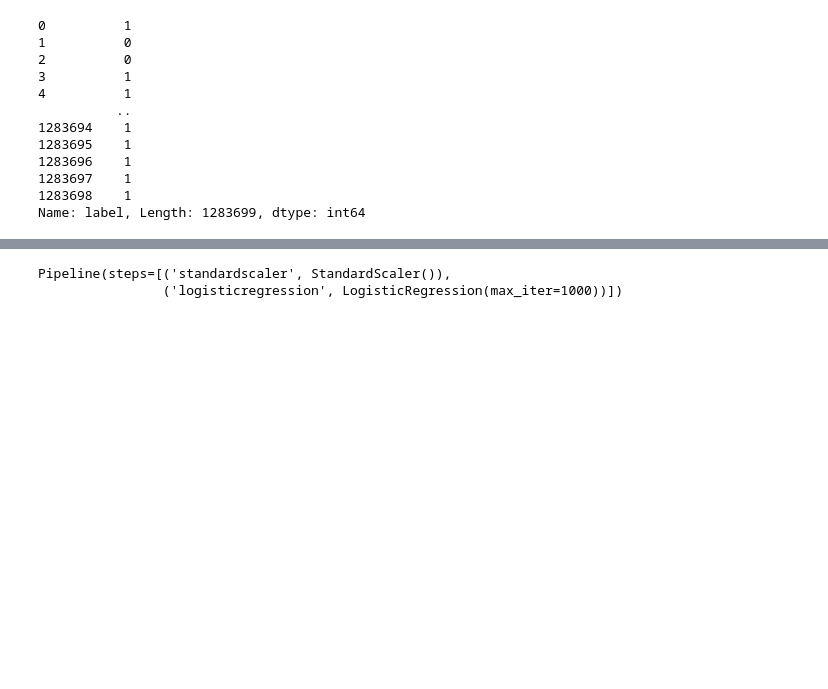
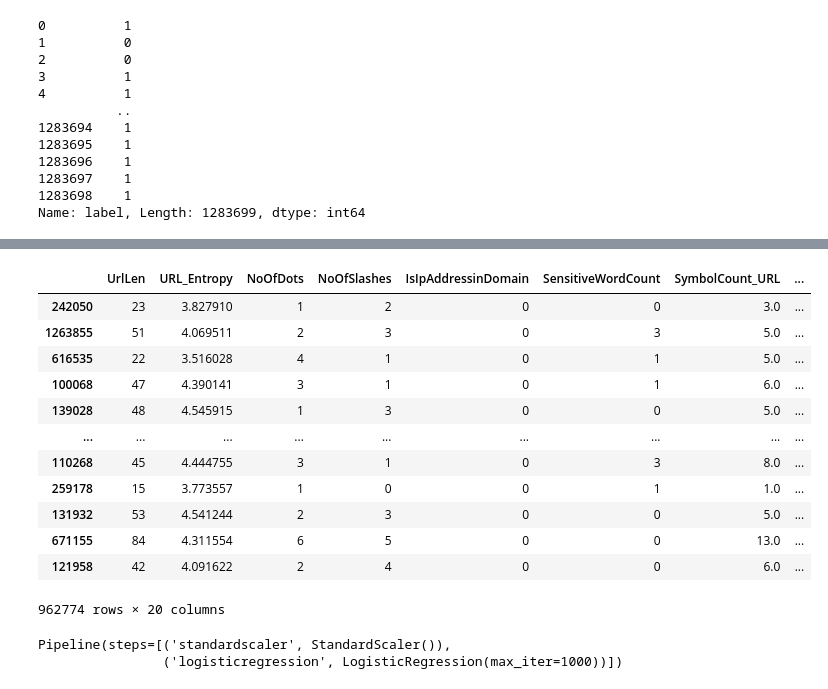
Before and after one commit to sahilk5514/ClickArmor, a Jupyter notebook: Data/feature _extracted.ipynb, the cells around one changed output, grey strips where cells are left out. Saved outputs shown, nothing was run; the diff lists cells and outputs as text; code cells hidden in the pictures; blank space fills up the shorter version.

```diff
--- a/Data/feature _extracted.ipynb
+++ b/Data/feature _extracted.ipynb
@@ -795,3 +718,19 @@ from sklearn.linear_model import LogisticRegression
+# %%
+X_train
+# %% [output]
+|  | UrlLen | URL_Entropy | NoOfDots | NoOfSlashes | IsIpAddressinDomain | SensitiveWordCount | SymbolCount_URL | ... |
+| 242050 | 23 | 3.827910 | 1 | 2 | 0 | 0 | 3.0 | ... |
+| 1263855 | 51 | 4.069511 | 2 | 3 | 0 | 3 | 5.0 | ... |
+| 616535 | 22 | 3.516028 | 4 | 1 | 0 | 1 | 5.0 | ... |
+| 100068 | 47 | 4.390141 | 3 | 1 | 0 | 1 | 6.0 | ... |
+| 139028 | 48 | 4.545915 | 1 | 3 | 0 | 0 | 5.0 | ... |
+| ... | ... | ... | ... | ... | ... | ... | ... | ... |
+| 110268 | 45 | 4.444755 | 3 | 1 | 0 | 3 | 8.0 | ... |
+| 259178 | 15 | 3.773557 | 1 | 0 | 0 | 1 | 1.0 | ... |
+| 131932 | 53 | 4.541244 | 2 | 3 | 0 | 0 | 5.0 | ... |
+| 671155 | 84 | 4.311554 | 6 | 5 | 0 | 0 | 13.0 | ... |
+| 121958 | 42 | 4.091622 | 2 | 4 | 0 | 0 | 6.0 | ... |
+962774 rows × 20 columns
 # %%
 model = make_pipeline(StandardScaler(), LogisticRegression(max_iter=1000))
 model.fit(X_train, y_train)
```
Also changed, not shown: parts of 76 cells of this notebook, 16 other files.
